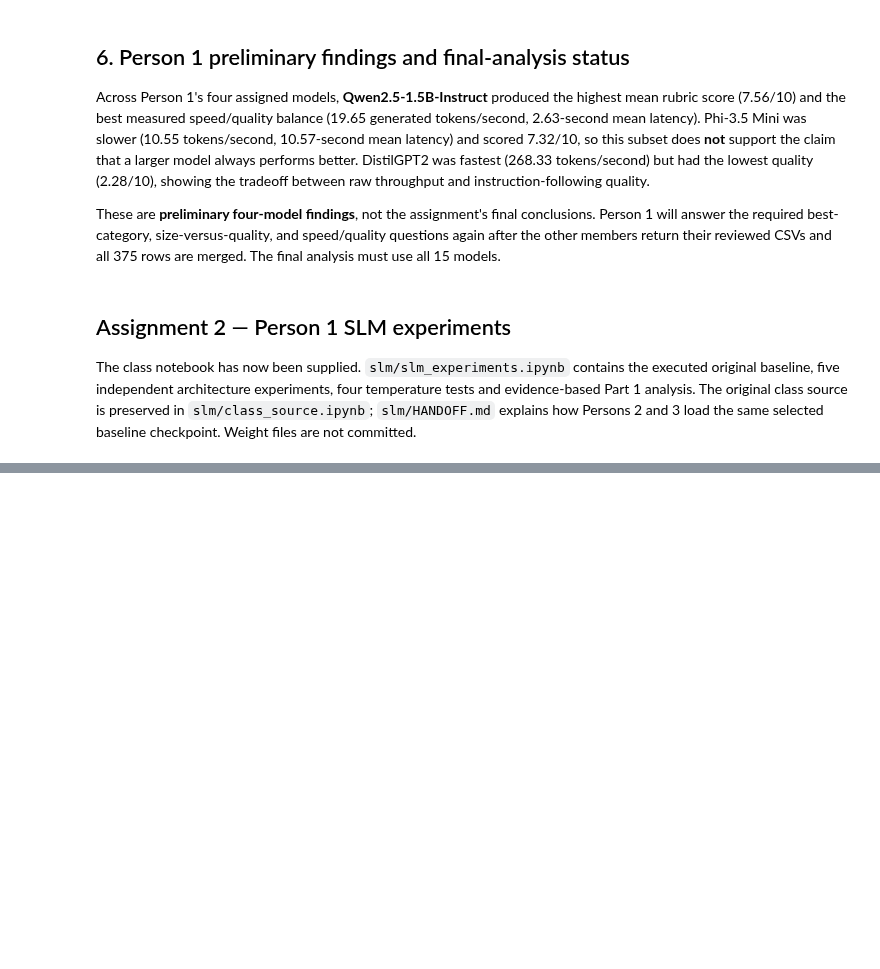
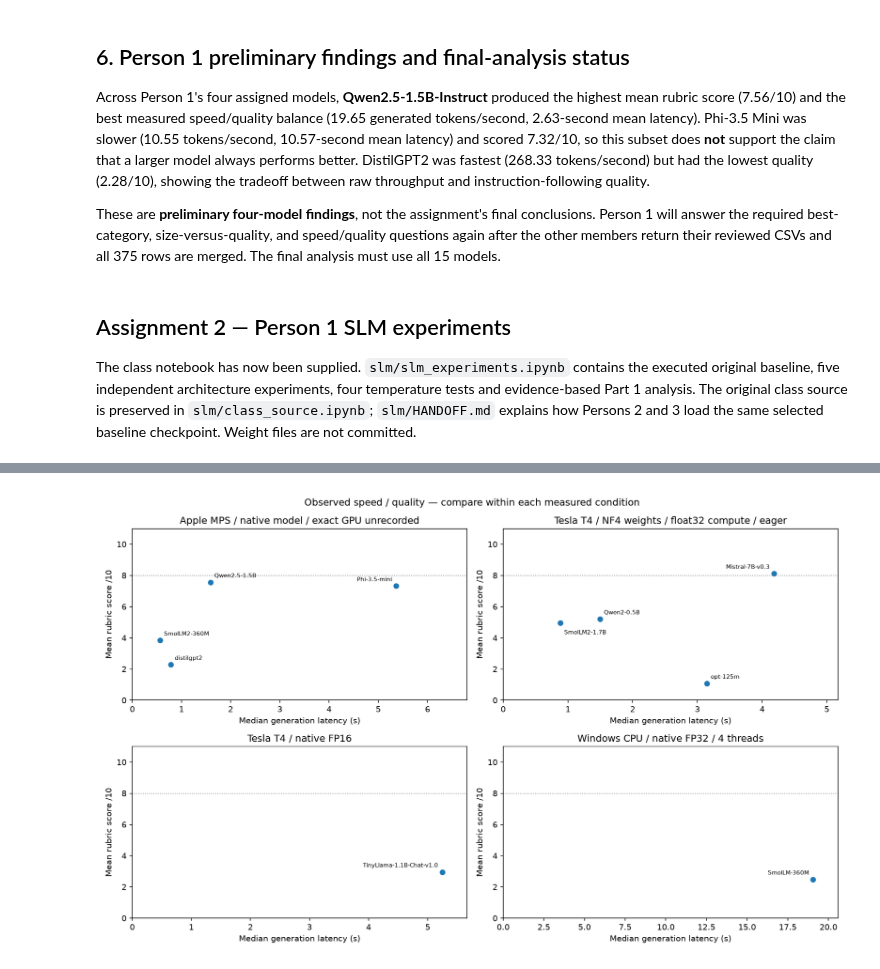
Before and after one commit to HestiaaAI/12_HestiaaAI, a Jupyter notebook: a7/multi_model_system.ipynb, the cells around one changed output, grey strips where cells are left out. Cells and saved outputs as stored; diff of their text form; code cells hidden in the pictures; blank space fills up the shorter version.

```diff
--- a/a7/multi_model_system.ipynb
+++ b/a7/multi_model_system.ipynb
@@ -331,0 +293,7 @@ Architecture lead benchmark: see coverage above. Cost crossover and full-team pe
+# %%
+display(Markdown((ROOT/'a7/results/architecture/performance_findings.md').read_text(encoding='utf-8')))
+from IPython.display import Image
+display(Image(filename=str(ROOT/'a7/results/architecture/speed_quality_by_condition.png')))
+tasks = pd.read_csv(ROOT/'a7/results/architecture/task_summary.csv')
+display(tasks[tasks.meets_proposed_gate])
+# %% [output]
@@ -331,0 +334 @@ Architecture lead benchmark: see coverage above. Cost crossover and full-team pe
+[figure, added]
```
Also changed, not shown: parts of 19 cells of this notebook, 23 other files.
